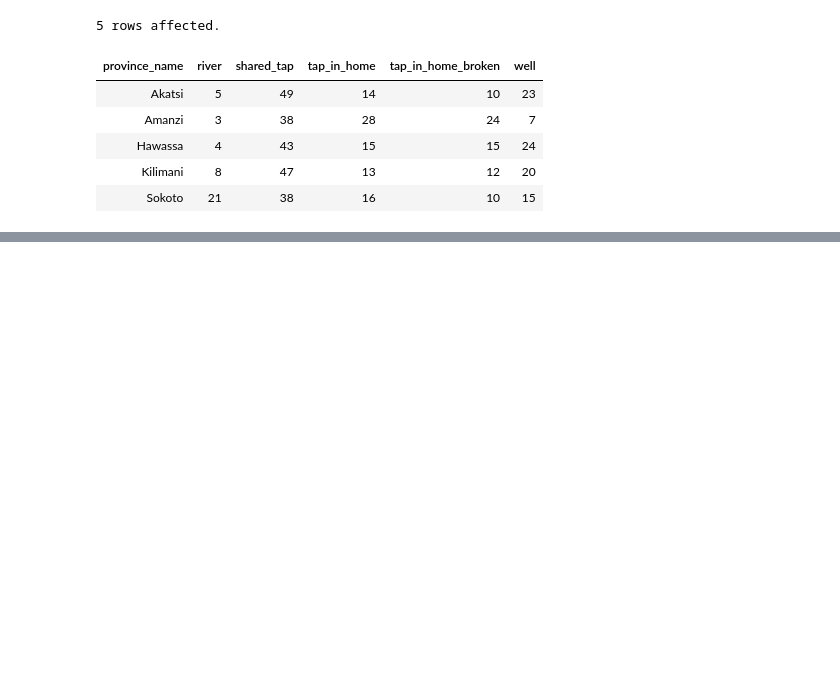
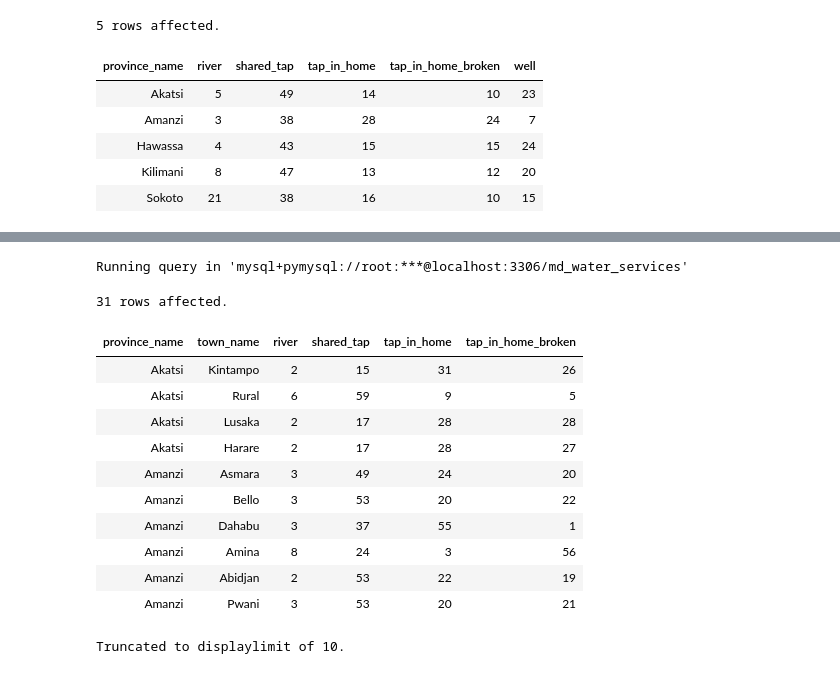
Before and after one commit to kelvinziroh/maji_ndogo, a Jupyter notebook: part_4/maji_ndogo_part4.ipynb, the cells around one changed output, grey strips where cells are left out. Drawn from its saved outputs; the diff is of its cells as text; code cells hidden in the pictures; blank space fills up the shorter version.

```diff
--- a/part_4/maji_ndogo_part4.ipynb
+++ b/part_4/maji_ndogo_part4.ipynb
@@ -136,0 +256,29 @@ Running query in 'mysql+pymysql://root:***@localhost:3306/md_water_services'
+# %%
+%%sql
+# Order the data by province name
+SELECT
+	province_name,
+    town_name,
+    river,
+    shared_tap,
+    tap_in_home,
+    tap_in_home_broken
+FROM
+	town_aggregated_water_access
+ORDER BY
+	province_name;
+# %% [output]
+Running query in 'mysql+pymysql://root:***@localhost:3306/md_water_services'
+31 rows affected.
+| province_name | town_name | river | shared_tap | tap_in_home | tap_in_home_broken |
+| Akatsi | Kintampo | 2 | 15 | 31 | 26 |
+| Akatsi | Rural | 6 | 59 | 9 | 5 |
+| Akatsi | Lusaka | 2 | 17 | 28 | 28 |
+| Akatsi | Harare | 2 | 17 | 28 | 27 |
+| Amanzi | Asmara | 3 | 49 | 24 | 20 |
+| Amanzi | Bello | 3 | 53 | 20 | 22 |
+| Amanzi | Dahabu | 3 | 37 | 55 | 1 |
+| Amanzi | Amina | 8 | 24 | 3 | 56 |
+| Amanzi | Abidjan | 2 | 53 | 22 | 19 |
+| Amanzi | Pwani | 3 | 53 | 20 | 21 |
+Truncated to displaylimit of 10.
```
Also changed, not shown: parts of 10 cells of this notebook.
